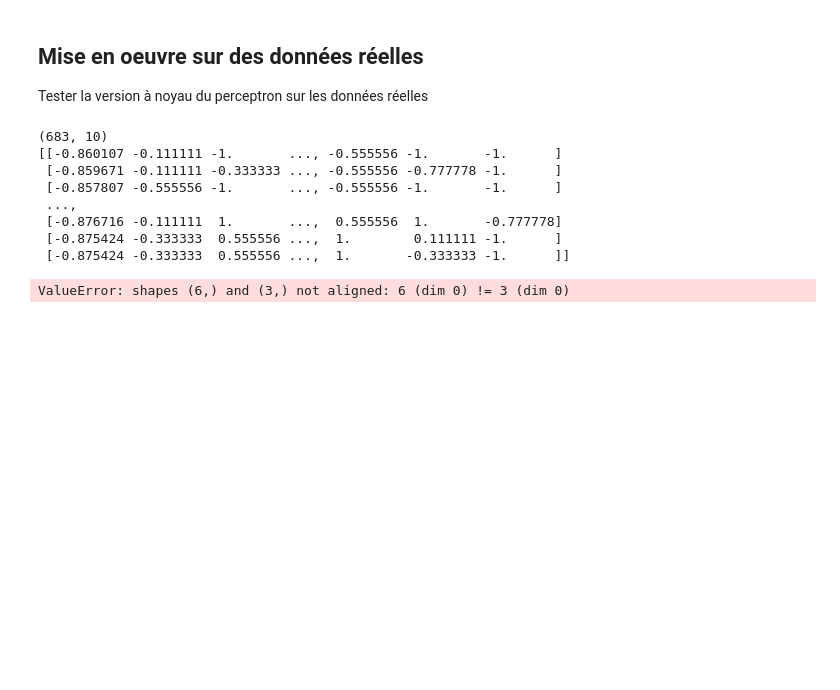
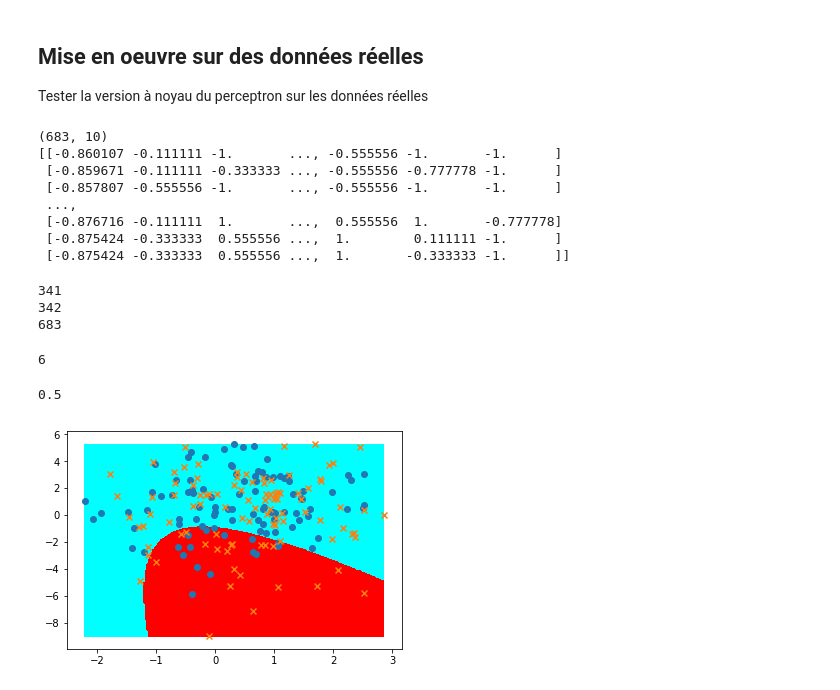
Before and after one commit to menglingshu/PythonExercice, a Jupyter notebook: tp4.ipynb, the cells around one changed output. Drawn from its saved outputs; the diff is of its cells as text; code cells hidden in the pictures; blank space fills up the shorter version.

```diff
--- a/tp4.ipynb
+++ b/tp4.ipynb
@@ -267,29 +271,39 @@ def split(data):
 data_apprentissage, data_test = split(datas)
 labels_apprentissage, labels_test = split(targets)
 #on verifie si on reussit a separer les datas et les targets
-#print(len(data_apprentissage))
-#print(len(data_test))
-#print(len(datas))'''
+print(len(data_apprentissage))
+print(len(data_test))
+print(len(datas))
+# %% [output]
+341
+342
+683
+# %%
+def turn_to_LabeledSet(tab1,tab2):
+    set_appretissage = LabeledSet(len(tab1))
+    for i in range(len(tab1)):
+        set_appretissage.addExample(tab1[i], tab2[i])
+    return set_apprentissage
+
+set_apprentissage_real = turn_to_LabeledSet(data_apprentissage,labels_apprentissage)
+set_test_real = turn_to_LabeledSet(data_test,labels_test)
+
+print(set_apprentissage_real.getInputDimension())
+# %% [output]
+6
 # %%
-def turn_to_LabeledSet(tab1,tab2):
-    set_appretissage = LabeledSet(len(tab1))
-    for i in range(len(tab1)):
-        set_appretissage.addExample(tab1[i], tab2[i])
-    return set_apprentissage
-
-set_apprentissage_real = turn_to_LabeledSet(data_apprentissage,labels_apprentissage)
-set_test_real = turn_to_LabeledSet(data_test,labels_test)
-
 N=100
 k = KernelPoly()
 k.transform(the_set.getX(1))
-perceptron_k = PerceptronKernel(10, 0.0001, 10, k)
+perceptron_k = PerceptronKernel(6, 0.0001, 10, k)
 
 perceptron_real = PerceptronKernel(set_apprentissage_real.getInputDimension(), 0.0001, 10, k)
+
 perceptron_real.train(set_apprentissage_real)
 plot_frontiere(set_test_real, perceptron_real, 200)
-print(perceptron.accuracy(set_test_real))
+print(perceptron_k.accuracy(set_test_real))
 plot_frontiere(set_test_real, perceptron_real, 200)
 plot2DSet(set_test_real)
 # %% [output]
-ValueError: shapes (6,) and (3,) not aligned: 6 (dim 0) != 3 (dim 0)
+0.5
+[figure, added]
```
Also changed, not shown: parts of 4 cells of this notebook.
